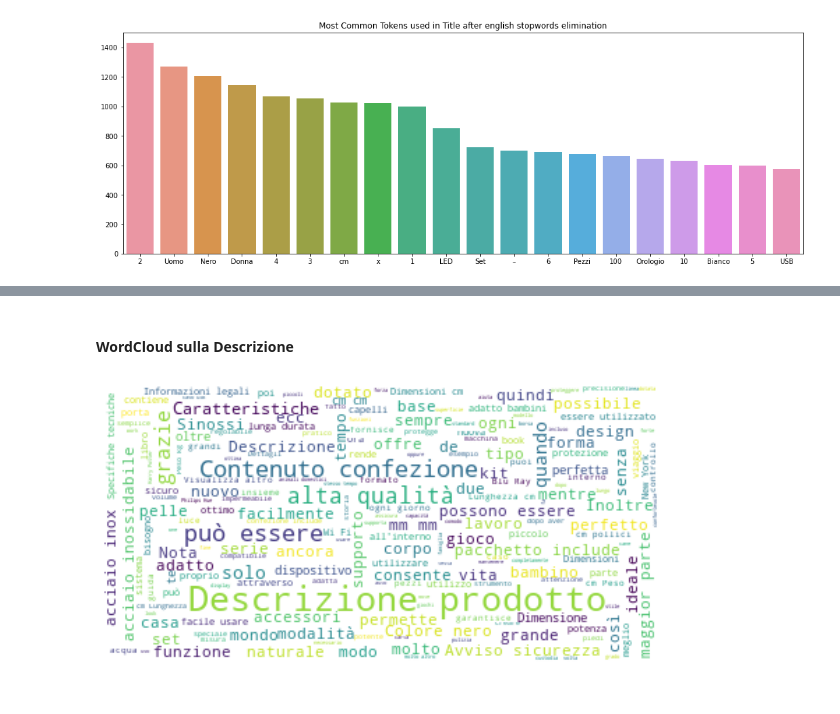
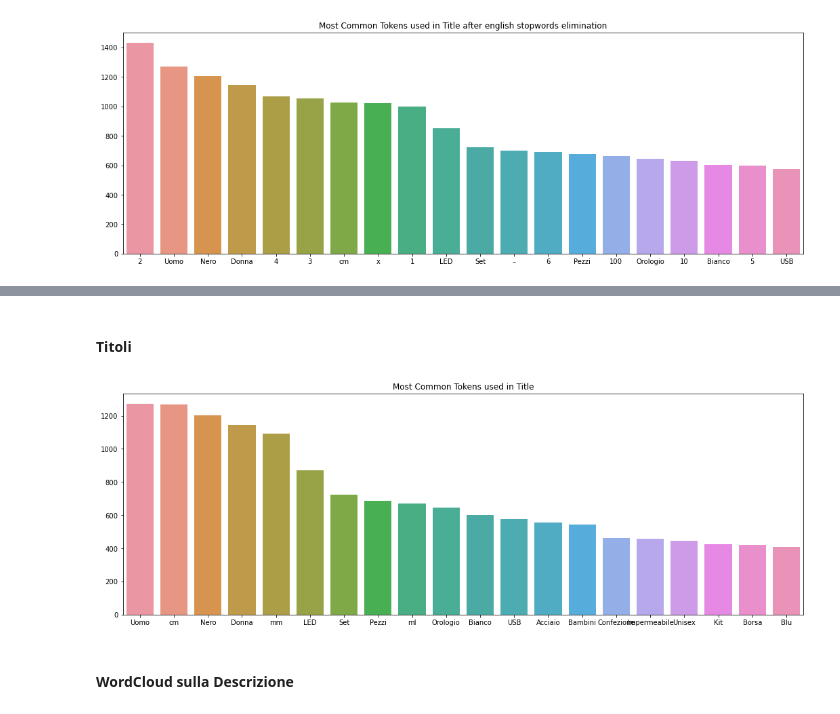
Before and after one commit to rpo19/DataAnalyticsProject, a Jupyter notebook: src/Data_Analytics_Project.ipynb, the cells around one changed output, grey strips where cells are left out. Cells and saved outputs as stored; diff of their text form; code cells hidden in the pictures.

```diff
--- a/src/Data_Analytics_Project.ipynb
+++ b/src/Data_Analytics_Project.ipynb
@@ -256,15 +344,11 @@ plot_common_tokens(data['cleaned_title'],'Most Common Tokens used in Title after
+# %% [markdown]
+#### Titoli
+# %%
+data["cleaned_title"] = data["cleaned_title"].apply(lambda title : [word for word in title if len(word)> 1])
+plot_common_tokens(data['cleaned_title'],'Most Common Tokens used in Title')
+# %% [output]
+[figure, added]
 # %%
 ### sistemare eliminazione aggiungendo: numeri, unità di misura, singoli caratteri, caratteri particolari (tipo " e -)
 # %% [markdown]
 #### WordCloud sulla Descrizione
-# %%
-flat_list = [item for sublist in data["cleaned_description"] for item in sublist]
-unique_string=(" ").join(flat_list)
-
-wordcloud = WordCloud(background_color="white").generate(unique_string)
-plt.figure(figsize = (10, 8), facecolor = None)
-plt.imshow(wordcloud, interpolation='bilinear')
-plt.axis("off")
-plt.show()
-# %% [output]
-[figure, removed]
```
Also changed, not shown: parts of 25 cells of this notebook.
